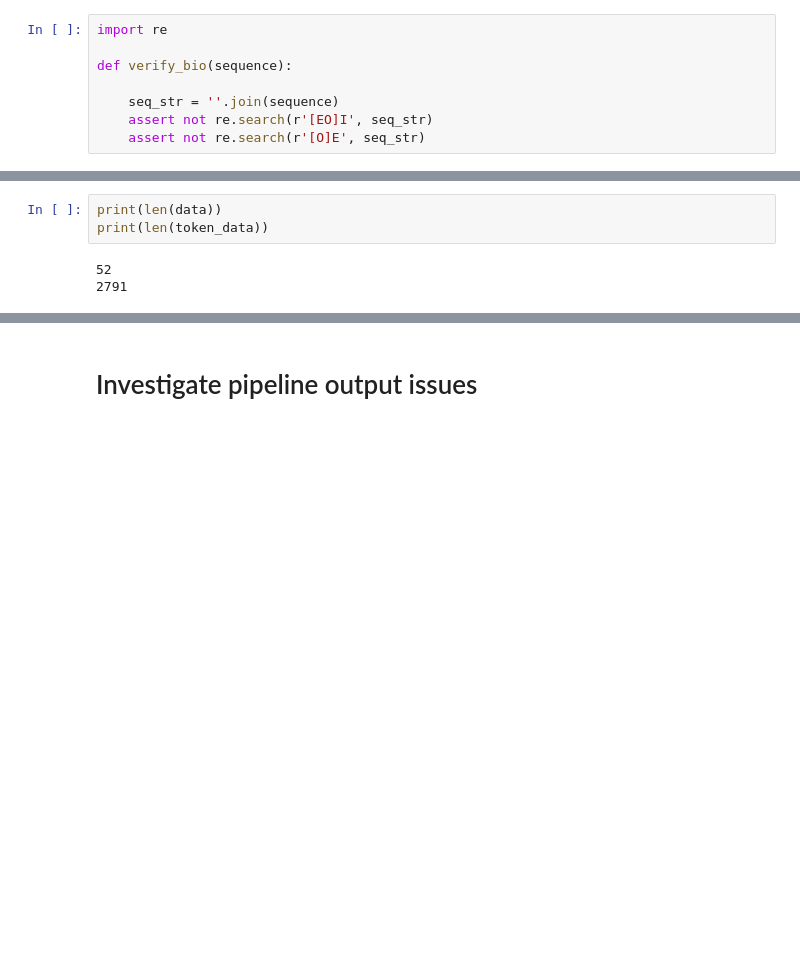
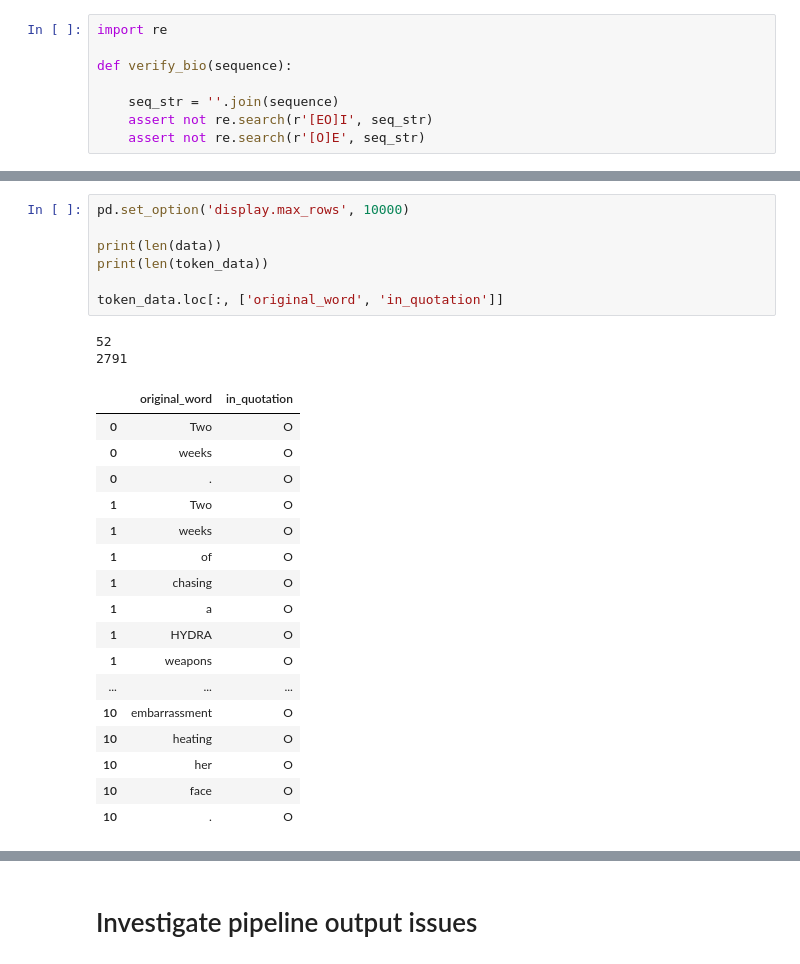
Before and after one commit to michaelmilleryoder/fanfiction-scripts, a Jupyter notebook: jupyter/pipeline_evaluation.ipynb, the cells around one changed output, grey strips where cells are left out. Drawn from its saved outputs; the diff is of its cells as text; blank space fills up the shorter version.

```diff
--- a/jupyter/pipeline_evaluation.ipynb
+++ b/jupyter/pipeline_evaluation.ipynb
@@ -99,7 +154,28 @@ Index(['paragraph_id', 'sentence_id', 'token_id', 'begin_offset', 'end_offset',
 # %%
+pd.set_option('display.max_rows', 10000)
+
 print(len(data))
 print(len(token_data))
+
+token_data.loc[:, ['original_word', 'in_quotation']]
 # %% [output]
 52
 2791
+|  | original_word | in_quotation |
+| 0 | Two | O |
+| 0 | weeks | O |
+| 0 | . | O |
+| 1 | Two | O |
+| 1 | weeks | O |
+| 1 | of | O |
+| 1 | chasing | O |
+| 1 | a | O |
+| 1 | HYDRA | O |
+| 1 | weapons | O |
+| ... | ... | ... |
+| 10 | embarrassment | O |
+| 10 | heating | O |
+| 10 | her | O |
+| 10 | face | O |
+| 10 | . | O |
 # %%
```
Also changed, not shown: parts of 30 cells of this notebook.
